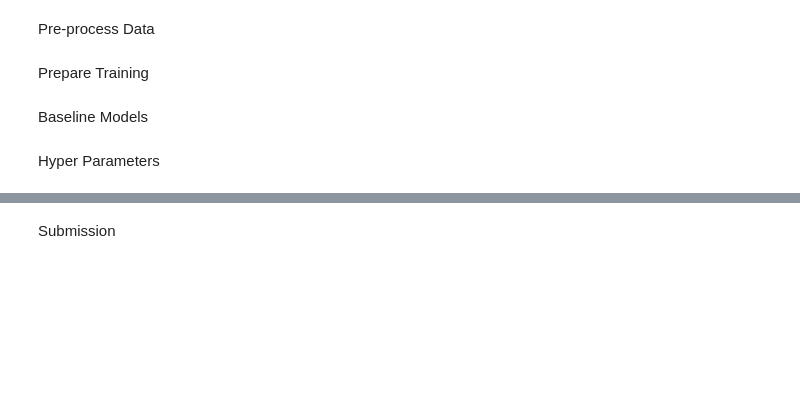
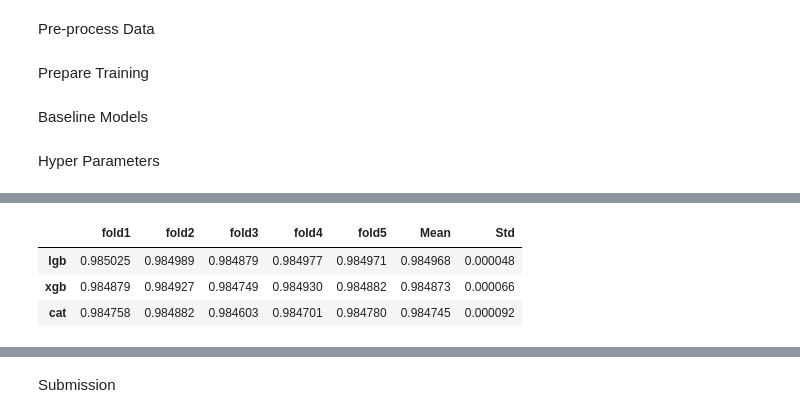
Before and after one commit to guu980-dev/kaggle_mushroom, a Jupyter notebook: execution.ipynb, the cells around one changed output, grey strips where cells are left out. Saved outputs shown, nothing was run; the diff lists cells and outputs as text; code cells hidden in the pictures; blank space fills up the shorter version.

```diff
--- a/execution.ipynb
+++ b/execution.ipynb
@@ -173,0 +240,12 @@ for model in oof_probs.keys():
+# %%
+# Performance Summary for comparing model (Not Needed)
+transposed_df = cv_summary.transpose()
+transposed_df.columns = ['fold1','fold2','fold3','fold4','fold5']
+transposed_df['Mean'] = transposed_df.mean(axis=1)
+transposed_df['Std'] = transposed_df.std(axis=1)
+transposed_df.sort_values(by = 'Mean', ascending=False).style.background_gradient('Dark2_r')
+# %% [output]
+|  | fold1 | fold2 | fold3 | fold4 | fold5 | Mean | Std |
+| lgb | 0.985025 | 0.984989 | 0.984879 | 0.984977 | 0.984971 | 0.984968 | 0.000048 |
+| xgb | 0.984879 | 0.984927 | 0.984749 | 0.984930 | 0.984882 | 0.984873 | 0.000066 |
+| cat | 0.984758 | 0.984882 | 0.984603 | 0.984701 | 0.984780 | 0.984745 | 0.000092 |
```
Also changed, not shown: parts of 24 cells of this notebook.
